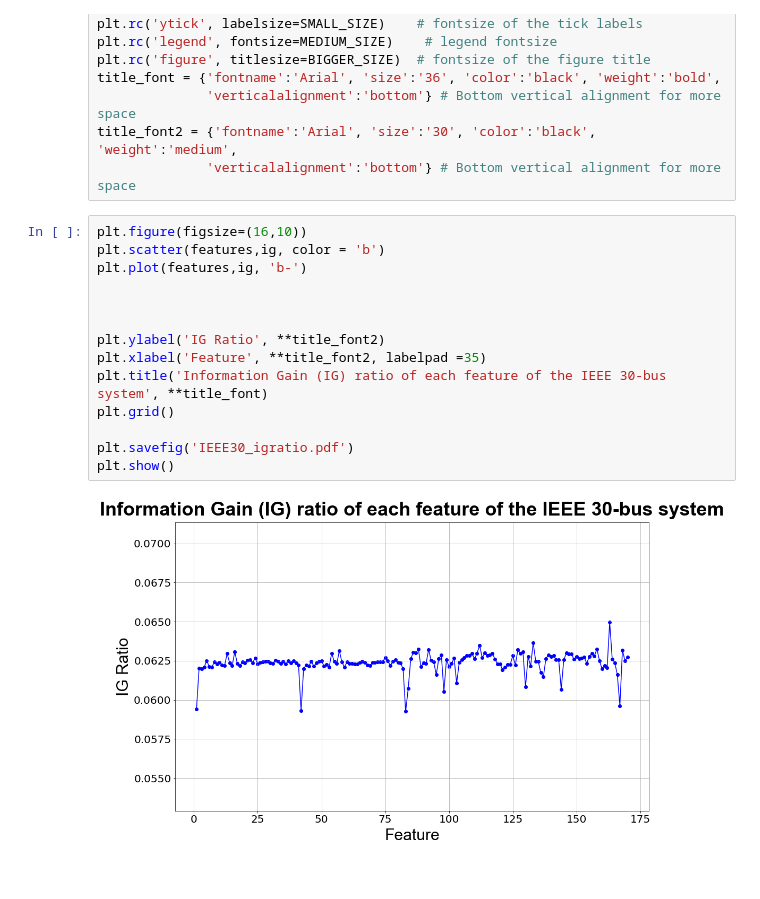
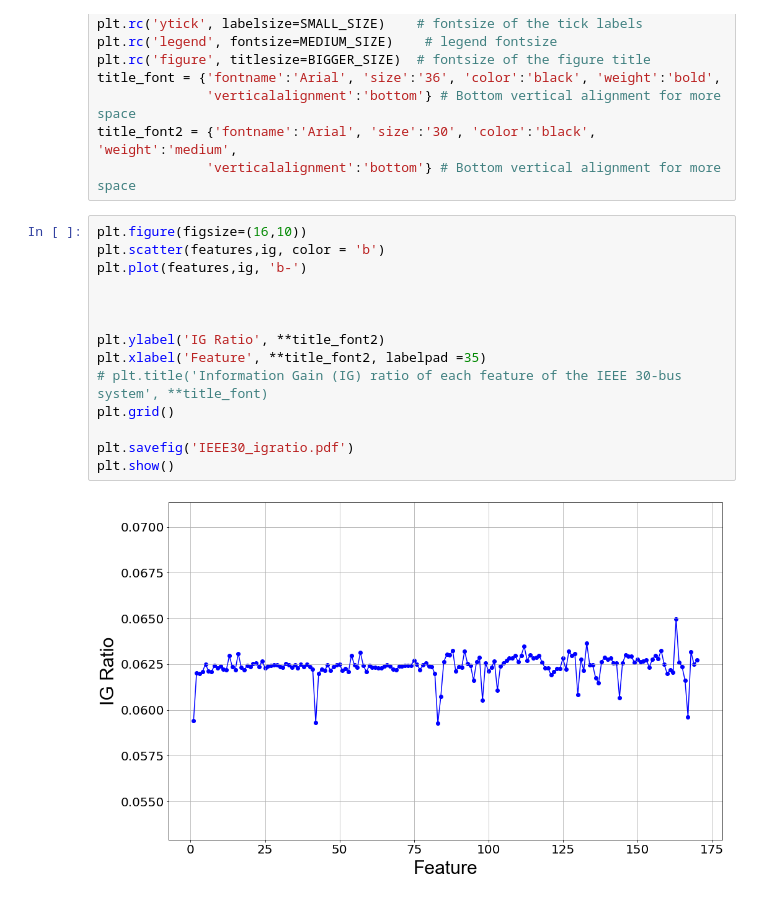
Before and after one commit to jsakhnin/DL_FDI, a Jupyter notebook: Plots and Figures/Feature Analysis.ipynb, the cells around one changed output. Cells and saved outputs as stored; diff of their text form.

Commit message:
removes plot titles

```diff
--- a/Plots and Figures/Feature Analysis.ipynb
+++ b/Plots and Figures/Feature Analysis.ipynb
@@ -73,16 +73,16 @@ title_font2 = {'fontname':'Arial', 'size':'30', 'color':'black', 'weight':'mediu
 # %%
 plt.figure(figsize=(16,10))
 plt.scatter(features,ig, color = 'b')
 plt.plot(features,ig, 'b-')
 
 
 
 plt.ylabel('IG Ratio', **title_font2)
 plt.xlabel('Feature', **title_font2, labelpad =35)
-plt.title('Information Gain (IG) ratio of each feature of the IEEE 30-bus system', **title_font)
+# plt.title('Information Gain (IG) ratio of each feature of the IEEE 30-bus system', **title_font)
 plt.grid()
 
 plt.savefig('IEEE30_igratio.pdf')
 plt.show()
 # %% [output]
-[figure, old version]
+[figure, new version]
```
Also changed, not shown: 7 other files.
